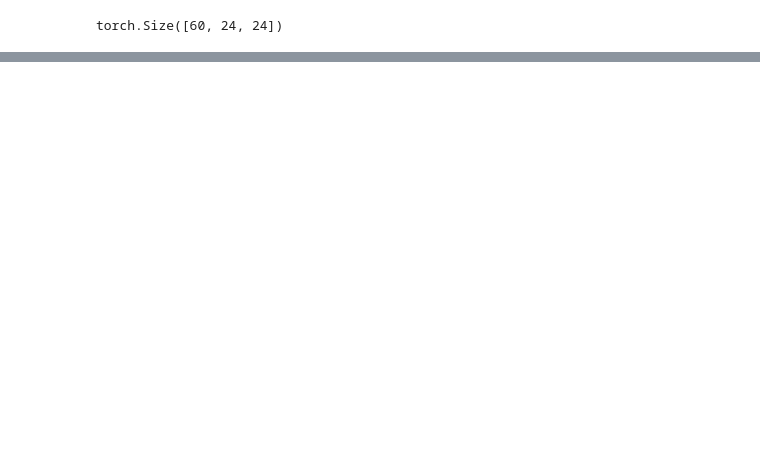
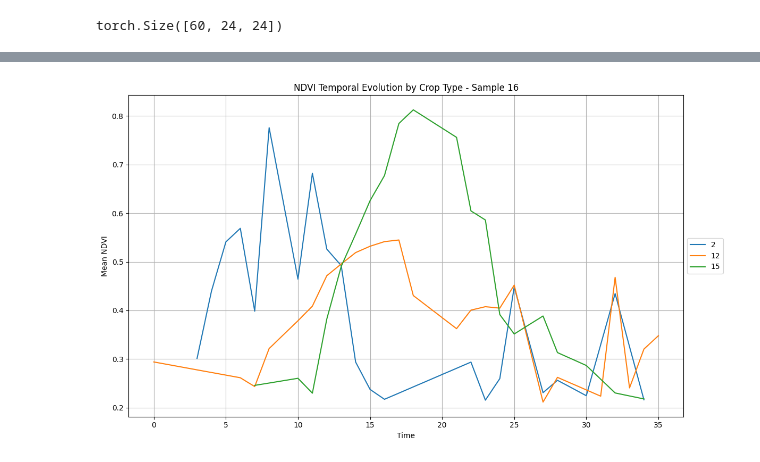
Before and after one commit to juanrtato/crop-image-deepanalysis, a Jupyter notebook: notebooks/ndvi_experimentation.ipynb, the cells around one changed output, grey strips where cells are left out. Saved outputs shown, nothing was run; the diff lists cells and outputs as text; code cells hidden in the pictures; blank space fills up the shorter version.

Commit message:
:art: ndvi experimentation was improved

```diff
--- a/notebooks/ndvi_experimentation.ipynb
+++ b/notebooks/ndvi_experimentation.ipynb
@@ -133,9 +146,6 @@ NDVI is a value ranging from **-1 to +1**, where:
 - It is useful for detecting changes in land cover and vegetation over time.
 - NDVI can also be an early indicator of drought, as vegetation tends to reduce its photosynthetic activity under dry conditions.
 # %%
-import torch
-
-
 def calculate_ndvi(inputs, sample_idx):
     """
     Function to calculate NDVI from the input tensor.
@@ -159,13 +169,13 @@ def calculate_ndvi(inputs, sample_idx):
     ndvi_values = []
 
     for t_index in range(num_times):
-        nir_band = sample[t_index, :, :, 6]  # NIR Band 6
-        red_band = sample[t_index, :, :, 7]  # Red Band 7
+        nir_band = sample[t_index, :, :, 6] / 10000.0  # B08 → NIR
+        red_band = sample[t_index, :, :, 2] / 10000.0  # B04 → Red
 
-        ndvi = (nir_band - red_band) / (nir_band + red_band)
+        ndvi = (nir_band - red_band) / (nir_band + red_band + 1e-6)
         ndvi_values.append(ndvi)
 
-    return torch.stack(ndvi_values)  # Tensor with the NDVI values for each time step
+    return torch.stack(ndvi_values)  # [T, H, W] # Tensor with the NDVI values for each time step
 
 ndvi_tensor = calculate_ndvi(inputs, sample_idx=sample_idx)
 # %%
@@ -202,0 +356,29 @@ plot_ndvi_over_time(ndvi_tensor, sample_idx=sample_idx)
+# %%
+def plot_ndvi_by_crop(ndvi_by_crop, sample_idx):
+    """
+    Plots the temporal NDVI evolution for each crop type, skipping NaNs so the curve is continuous.
+
+    Args:
+        ndvi_by_crop (dict): {crop_name: NDVI tensor [T]}.
+        sample_idx (int): Sample index for the plot title.
+    """
+    plt.figure(figsize=(12, 7))
+
+    for crop_name, ndvi_series in ndvi_by_crop.items():
+        ndvi_values = ndvi_series.cpu().numpy()
+        x = np.arange(len(ndvi_values))
+
+        # Only plot valid (non-NaN) points
+        valid_mask = ~np.isnan(ndvi_values)
+        plt.plot(x[valid_mask], ndvi_values[valid_mask], label=crop_name)
+
+    plt.title(f"NDVI Temporal Evolution by Crop Type - Sample {sample_idx}")
+    plt.xlabel("Time")
+    plt.ylabel("Mean NDVI")
+    plt.grid(True)
+    plt.legend(loc='center left', bbox_to_anchor=(1, 0.5))
+    plt.tight_layout()
+    plt.show()
+plot_ndvi_by_crop(cleaned_ndvi_by_crop, sample_idx=sample_idx)
+# %% [output]
+[figure, added]
```
Also changed, not shown: parts of 21 cells of this notebook.
